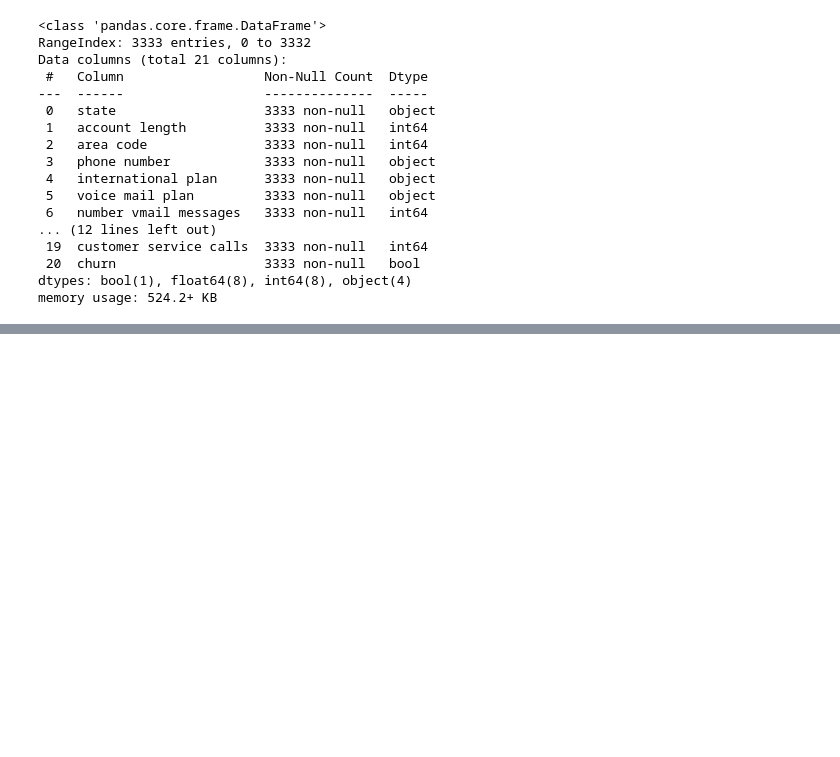
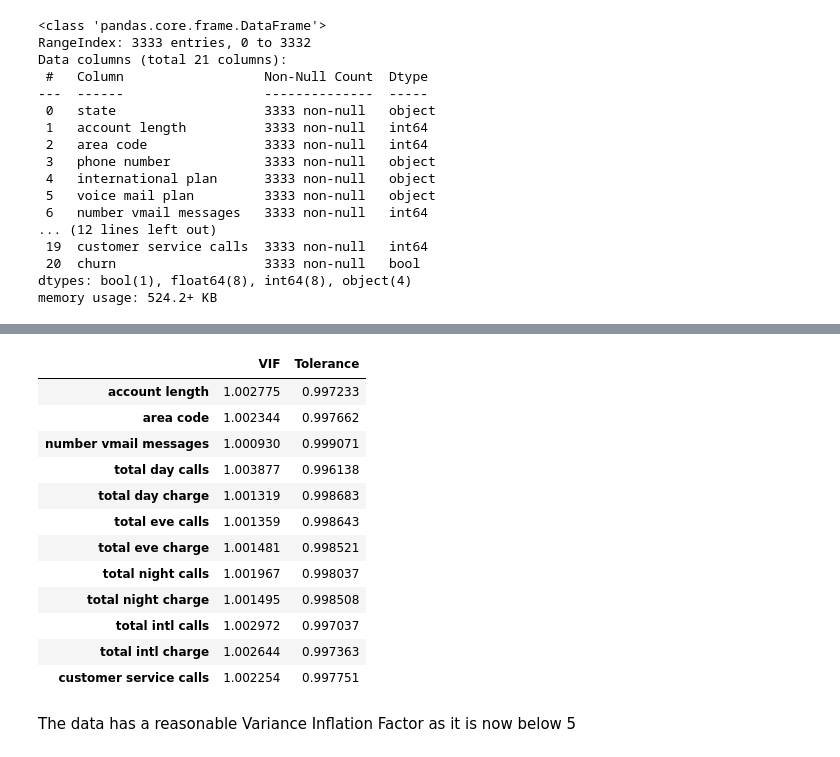
Before and after one commit to KeruboJ/SyriaTel-Customer-Churn-project, a Jupyter notebook: ipynb.ipynb, the cells around one changed output, grey strips where cells are left out. Drawn from its saved outputs; the diff is of its cells as text; code cells hidden in the pictures; blank space fills up the shorter version.

```diff
--- a/ipynb.ipynb
+++ b/ipynb.ipynb
@@ -98,0 +222,42 @@ memory usage: 524.2+ KB
+# %%
+#Creating a function for the Variance Inflation Factor
+def calculate_vif(df, features):
+    vif, tolerance = {}, {}
+    # all the features that you want to examine
+    for feature in features:
+        # extract all the other features you will regress against
+        X = [f for f in features if f != feature]
+        X, y = df[X], df[feature]
+        # extract r-squared from the fit
+        r2 = LinearRegression().fit(X, y).score(X, y)
+
+        # calculate tolerance
+        tolerance[feature] = 1 - r2
+        # calculate VIF
+        vif[feature] = 1/(tolerance[feature])
+    # return VIF DataFrame
+    return pd.DataFrame({'VIF': vif, 'Tolerance': tolerance})
+# %%
+#Calculating VIF having dropped the minutes variables so as to reduce high multicollinearity.
+calculate_vif(df=data, features=['account length', 'area code', 'number vmail messages',
+                                 'total day calls', 'total day charge',
+                                 'total eve calls', 'total eve charge',
+                                 'total night calls', 'total night charge',
+                                 'total intl calls', 'total intl charge',
+                                 'customer service calls'])
+# %% [output]
+|  | VIF | Tolerance |
+| account length | 1.002775 | 0.997233 |
+| area code | 1.002344 | 0.997662 |
+| number vmail messages | 1.000930 | 0.999071 |
+| total day calls | 1.003877 | 0.996138 |
+| total day charge | 1.001319 | 0.998683 |
+| total eve calls | 1.001359 | 0.998643 |
+| total eve charge | 1.001481 | 0.998521 |
+| total night calls | 1.001967 | 0.998037 |
+| total night charge | 1.001495 | 0.998508 |
+| total intl calls | 1.002972 | 0.997037 |
+| total intl charge | 1.002644 | 0.997363 |
+| customer service calls | 1.002254 | 0.997751 |
+# %% [markdown]
+The data has a reasonable Variance Inflation Factor as it is now below 5
```
Also changed, not shown: parts of 17 cells of this notebook.
